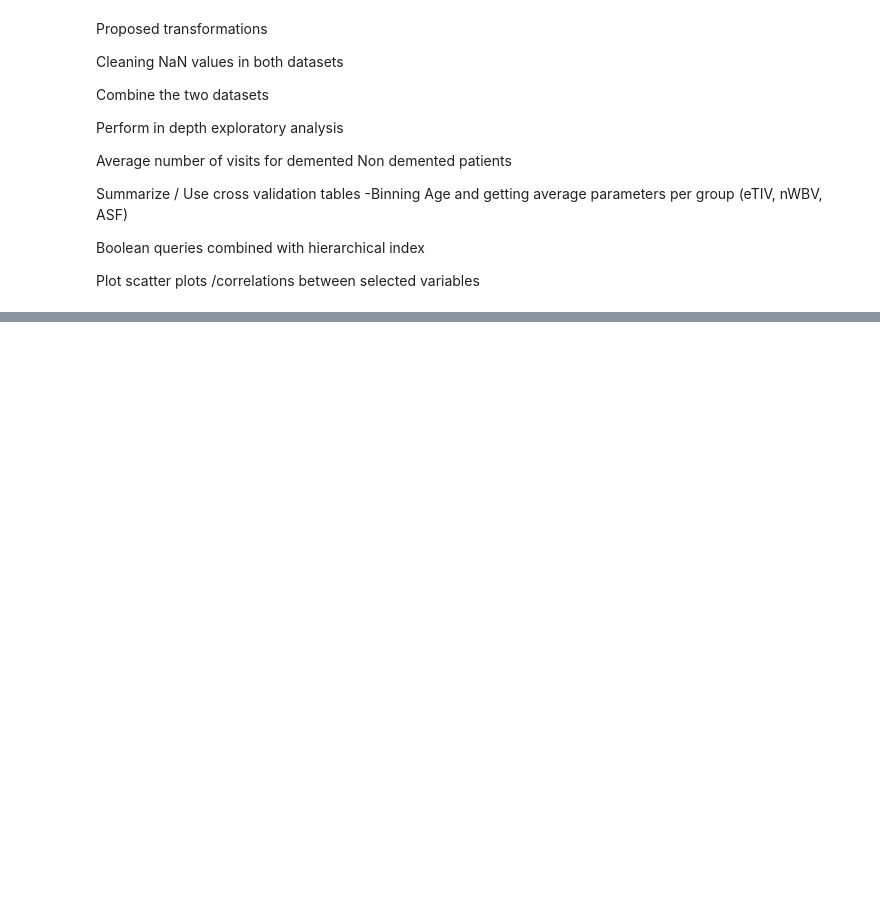
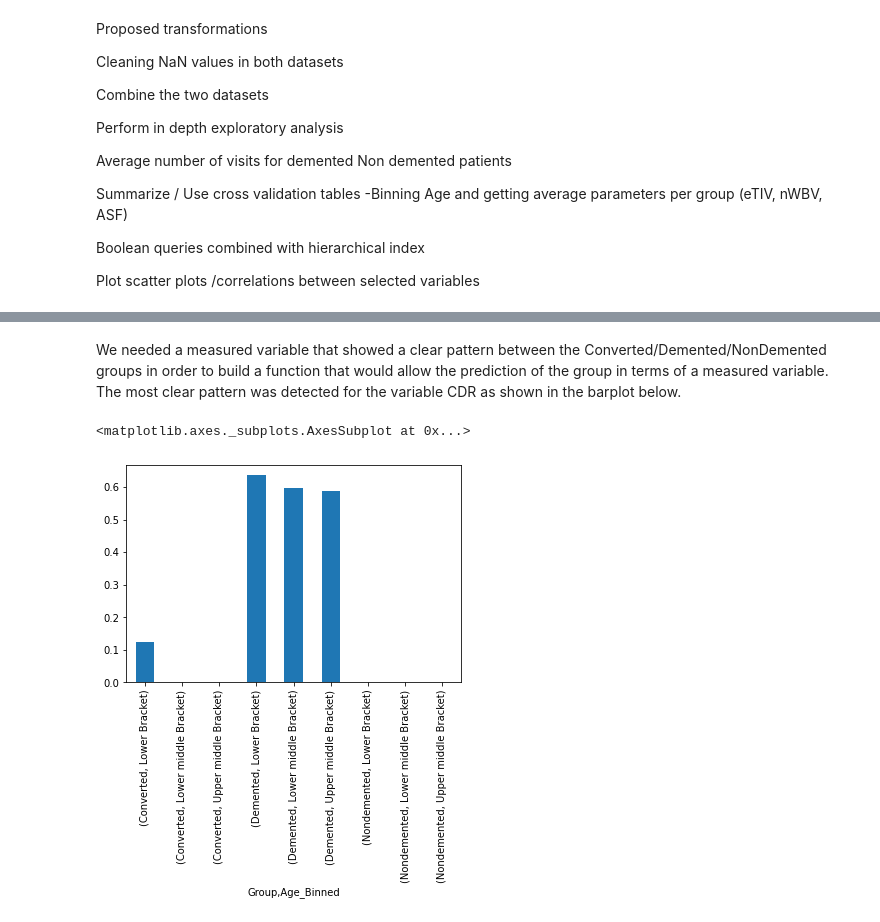
Before and after one commit to Rhaegar2012/CPSC-Project, a Jupyter notebook: CPSC-End of Term Project .ipynb, the cells around one changed output, grey strips where cells are left out. Saved outputs shown, nothing was run; the diff lists cells and outputs as text; code cells hidden in the pictures; blank space fills up the shorter version.

```diff
--- a/CPSC-End of Term Project .ipynb
+++ b/CPSC-End of Term Project .ipynb
@@ -57,0 +296,3 @@ Plot scatter plots /correlations between selected variables
+# %%
+longitudinal_pivotTable=Longitudinal_df.pivot_table(index=["Group","Age_Binned"])
+longitudinal_pivotTable
@@ -57,0 +311,11 @@ Plot scatter plots /correlations between selected variables
+# %% [markdown]
+We needed a measured variable that showed a clear pattern between the Converted/Demented/NonDemented groups in order to build a function that would allow the prediction of the group in terms of a measured variable. The most clear pattern was detected for the variable CDR as shown in the barplot below.
+# %%
+data=longitudinal_pivotTable["CDR"]
+index=longitudinal_pivotTable["ASF"].index
+extracted_index=[i[0] for i in index.values]
+# %%
+data.plot.bar()
+# %% [output]
+<matplotlib.axes._subplots.AxesSubplot at 0x...>
+[figure, added]
```
Also changed, not shown: parts of 82 cells of this notebook.
